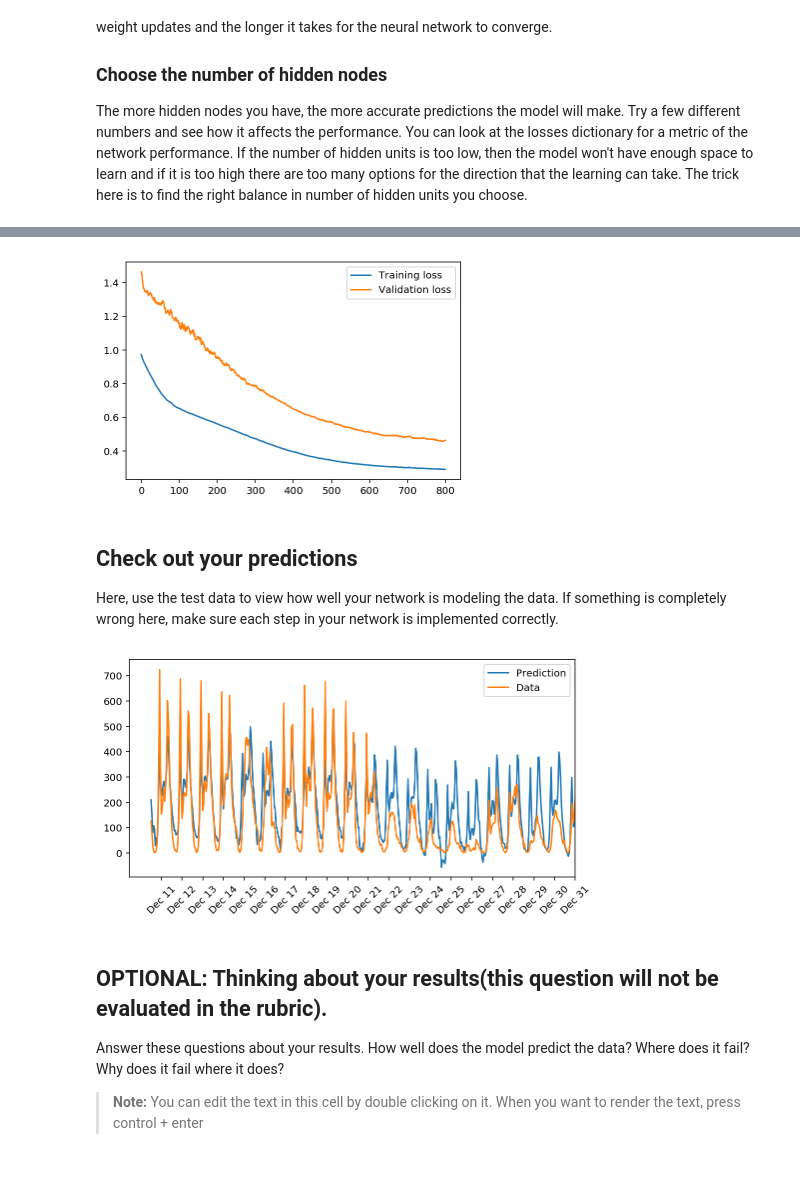
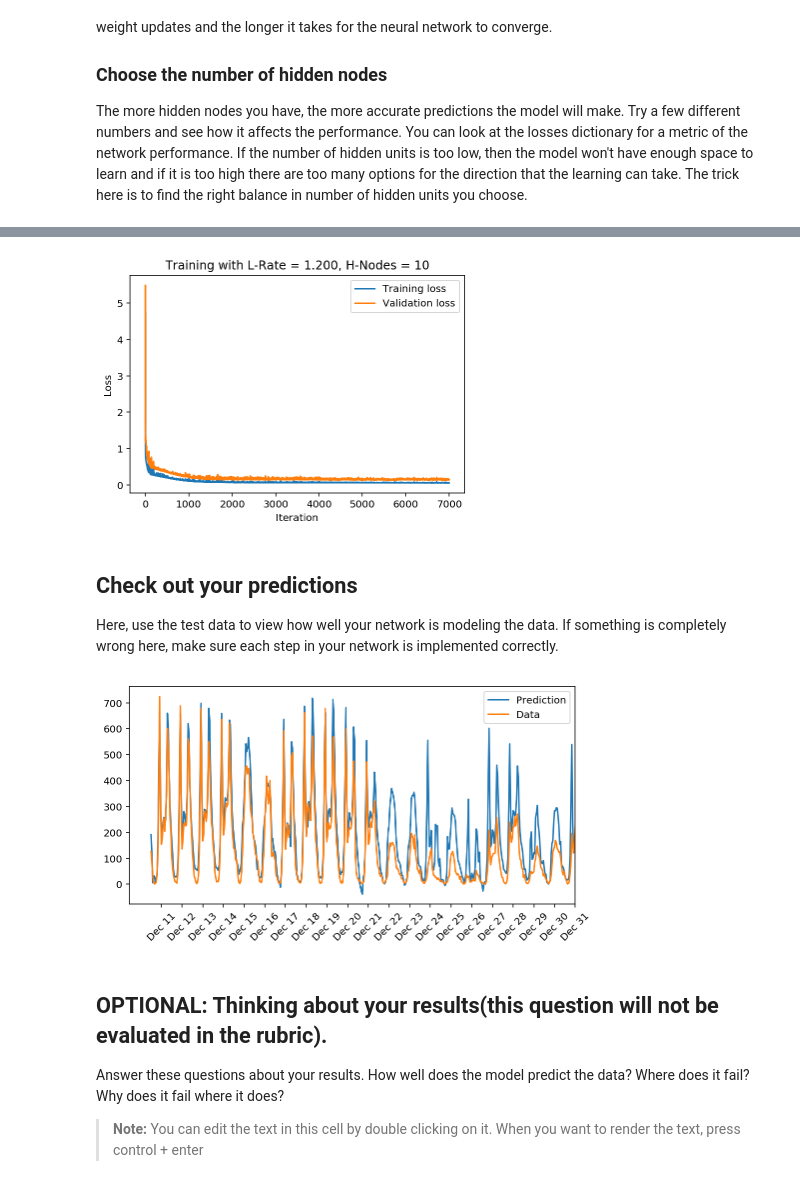
Before and after one commit to namchokl/Your-First-Neural-Network, a Jupyter notebook: Your_first_neural_network.ipynb, the cells around one changed output, grey strips where cells are left out. Cells and saved outputs as stored; diff of their text form; code cells hidden in the pictures.

Commit message:
Re-submit, rev 1.1
Re-adjusted hyperparameters to improve the training results.

```diff
--- a/Your_first_neural_network.ipynb
+++ b/Your_first_neural_network.ipynb
@@ -297,9 +297,9 @@ The more hidden nodes you have, the more accurate predictions the model will mak
 import sys
 
 ### Set the hyperparameters here ###
-iterations = 800
-learning_rate = 0.15
-hidden_nodes = 4
+iterations = 7000
+learning_rate = 1.2
+hidden_nodes = 10
 output_nodes = 1
 
 N_i = train_features.shape[1]
@@ -328,10 +336,15 @@ Progress: 99.9% ... Training loss: 0.290 ... Validation loss: 0.461
 # %%
 plt.plot(losses['train'], label='Training loss')
 plt.plot(losses['validation'], label='Validation loss')
+
+plt.xlabel('Iteration')
+plt.ylabel('Loss')
+plt.title('Training with L-Rate = {:1.3f}, H-Nodes = {:d}'.format(learning_rate, hidden_nodes))
 plt.legend()
+
 _ = plt.ylim()
 # %% [output]
-[figure, old version]
+[figure, new version]
 # %% [markdown]
 ## Check out your predictions
 
@@ -351,7 +364,7 @@ dates = dates.apply(lambda d: d.strftime('%b %d'))
 ax.set_xticks(np.arange(len(dates))[12::24])
 _ = ax.set_xticklabels(dates[12::24], rotation=45)
 # %% [output]
-[figure, old version]
+[figure, new version]
 # %% [markdown]
 ## OPTIONAL: Thinking about your results(this question will not be evaluated in the rubric).
 
```
Also changed, not shown: parts of 3 cells of this notebook.
